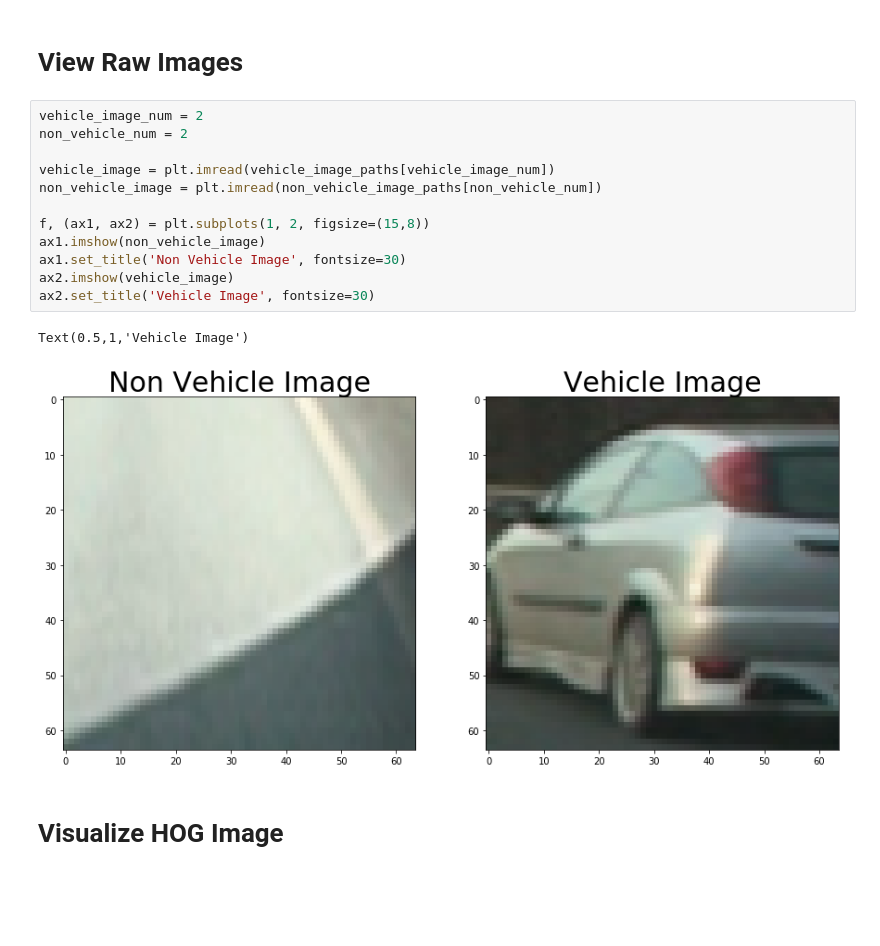
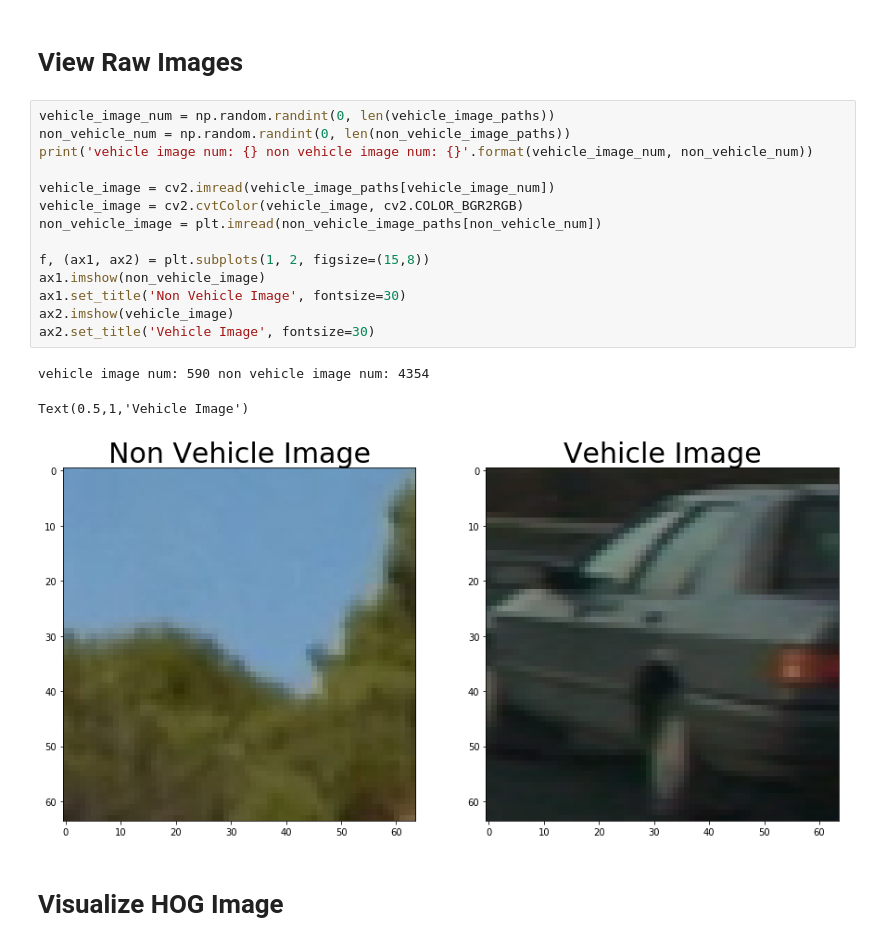
Before and after one commit to blown302/CarND-Vehicle-Detection, a Jupyter notebook: Vehicle-Detection.ipynb, the cells around one changed output. Drawn from its saved outputs; the diff is of its cells as text; blank space fills up the shorter version.

```diff
--- a/Vehicle-Detection.ipynb
+++ b/Vehicle-Detection.ipynb
@@ -265,19 +373,22 @@ def extract_features(imgs, color_space='RGB', spatial_size=(32, 32),
 # %% [markdown]
 # View Raw Images
 # %%
-vehicle_image_num = 2
-non_vehicle_num = 2
+vehicle_image_num = np.random.randint(0, len(vehicle_image_paths))
+non_vehicle_num = np.random.randint(0, len(non_vehicle_image_paths))
+print('vehicle image num: {} non vehicle image num: {}'.format(vehicle_image_num, non_vehicle_num))
 
-vehicle_image = plt.imread(vehicle_image_paths[vehicle_image_num])
+vehicle_image = cv2.imread(vehicle_image_paths[vehicle_image_num])
+vehicle_image = cv2.cvtColor(vehicle_image, cv2.COLOR_BGR2RGB)
 non_vehicle_image = plt.imread(non_vehicle_image_paths[non_vehicle_num])
 
 f, (ax1, ax2) = plt.subplots(1, 2, figsize=(15,8))
 ax1.imshow(non_vehicle_image)
 ax1.set_title('Non Vehicle Image', fontsize=30)
 ax2.imshow(vehicle_image)
 ax2.set_title('Vehicle Image', fontsize=30)
 # %% [output]
-Text(0.5,1,'Vehicle Image')
+vehicle image num: 590 non vehicle image num: 4354
+Text(0.5,1,'Vehicle Image')
-[figure, old version]
+[figure, new version]
 # %% [markdown]
 # Visualize HOG Image
```
Also changed, not shown: parts of 24 cells of this notebook.
